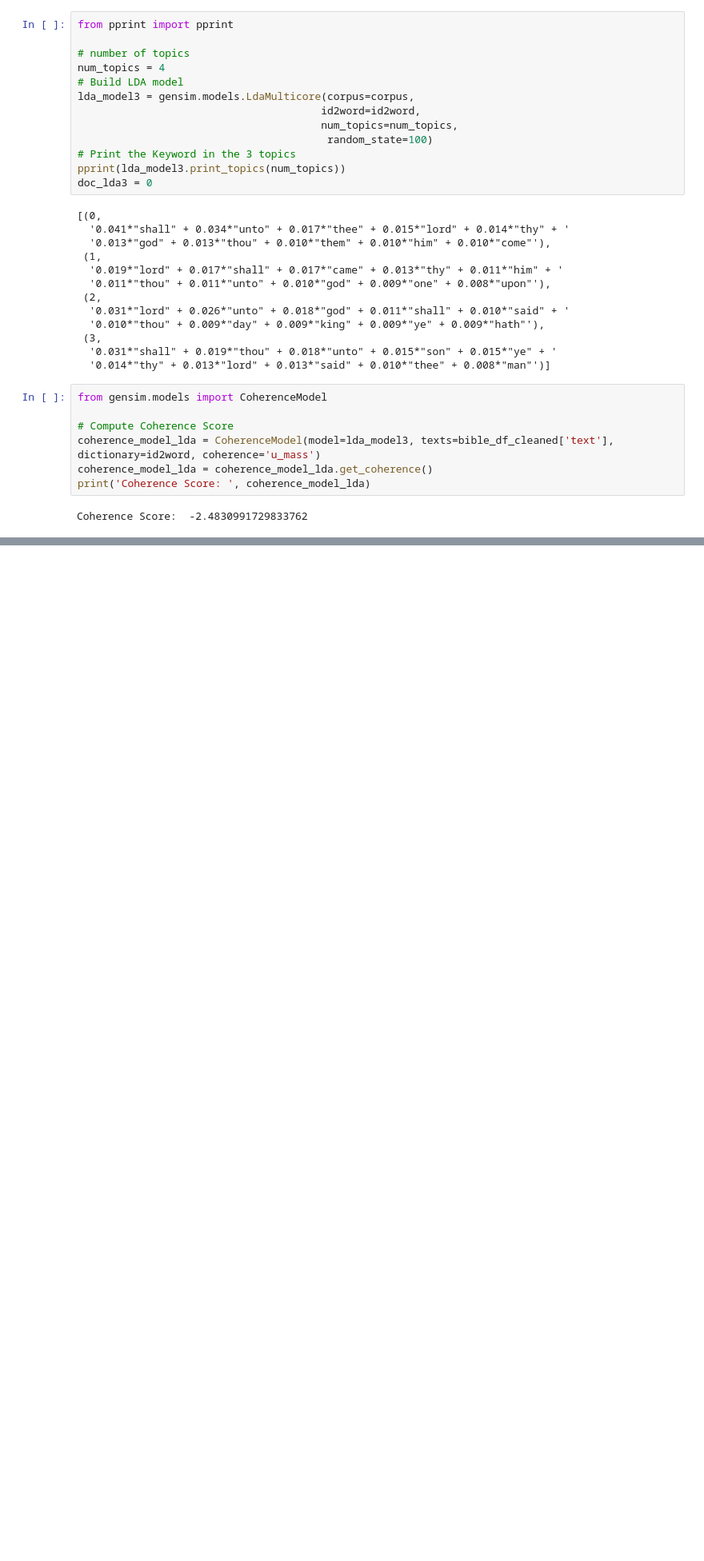
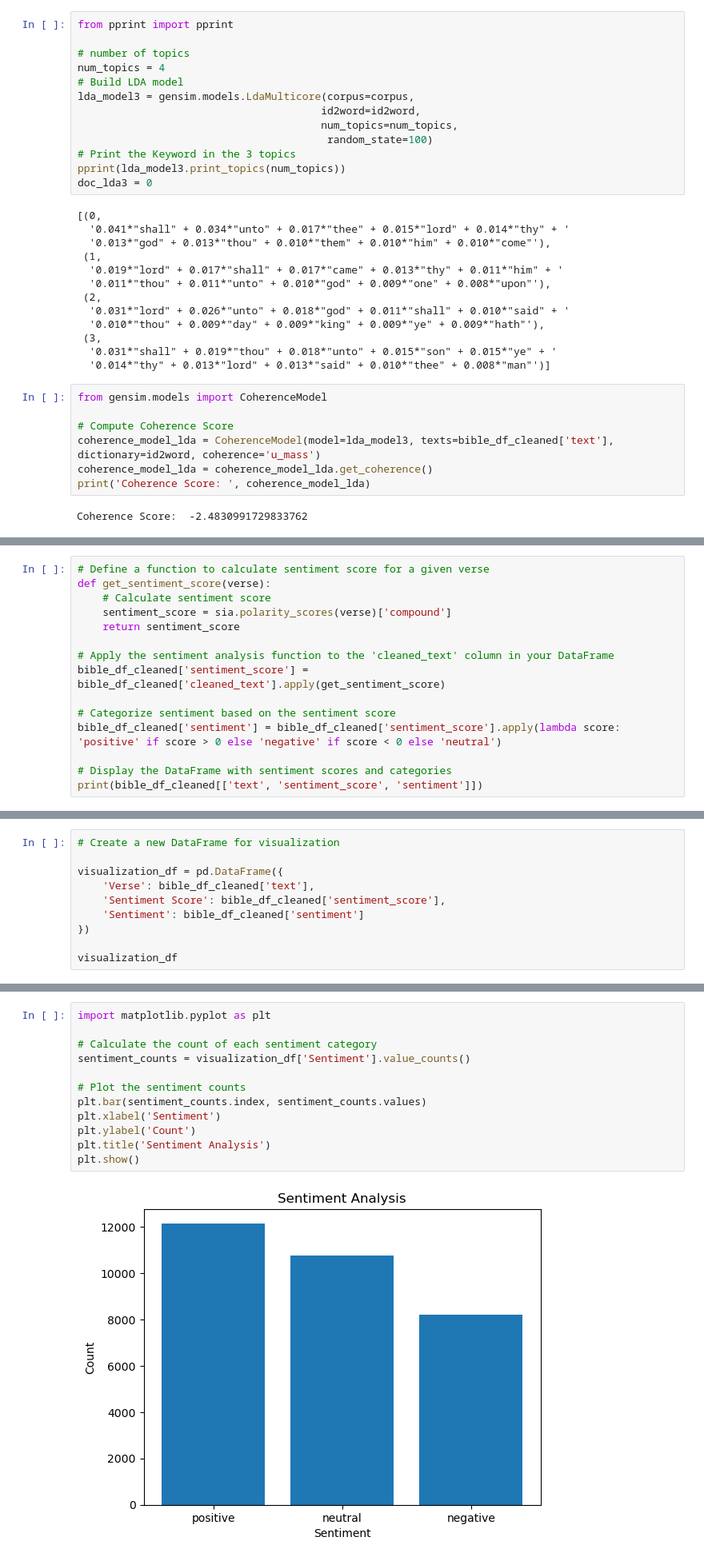
Before and after one commit to nastoo/datascience, a Jupyter notebook: TP3_V1.ipynb, the cells around one changed output, grey strips where cells are left out. Shown at 80% size. Drawn from its saved outputs; the diff is of its cells as text; blank space fills up the shorter version.

Commit message:
Modifs + Sentiment Analysis

```diff
--- a/TP3_V1.ipynb
+++ b/TP3_V1.ipynb
@@ -717,0 +808,15 @@ KeyboardInterrupt:
+# %%
+# Define a function to calculate sentiment score for a given verse
+def get_sentiment_score(verse):
+    # Calculate sentiment score
+    sentiment_score = sia.polarity_scores(verse)['compound']
+    return sentiment_score
+
+# Apply the sentiment analysis function to the 'cleaned_text' column in your DataFrame
+bible_df_cleaned['sentiment_score'] = bible_df_cleaned['cleaned_text'].apply(get_sentiment_score)
+
+# Categorize sentiment based on the sentiment score
+bible_df_cleaned['sentiment'] = bible_df_cleaned['sentiment_score'].apply(lambda score: 'positive' if score > 0 else 'negative' if score < 0 else 'neutral')
+
+# Display the DataFrame with sentiment scores and categories
+print(bible_df_cleaned[['text', 'sentiment_score', 'sentiment']])
@@ -717,0 +857,10 @@ KeyboardInterrupt:
+# %%
+# Create a new DataFrame for visualization
+
+visualization_df = pd.DataFrame({
+    'Verse': bible_df_cleaned['text'],
+    'Sentiment Score': bible_df_cleaned['sentiment_score'],
+    'Sentiment': bible_df_cleaned['sentiment']
+})
+
+visualization_df
@@ -717,0 +900,14 @@ KeyboardInterrupt:
+# %%
+import matplotlib.pyplot as plt
+
+# Calculate the count of each sentiment category
+sentiment_counts = visualization_df['Sentiment'].value_counts()
+
+# Plot the sentiment counts
+plt.bar(sentiment_counts.index, sentiment_counts.values)
+plt.xlabel('Sentiment')
+plt.ylabel('Count')
+plt.title('Sentiment Analysis')
+plt.show()
+# %% [output]
+[figure, added]
```
Also changed, not shown: parts of 13 cells of this notebook, 1 other file.
